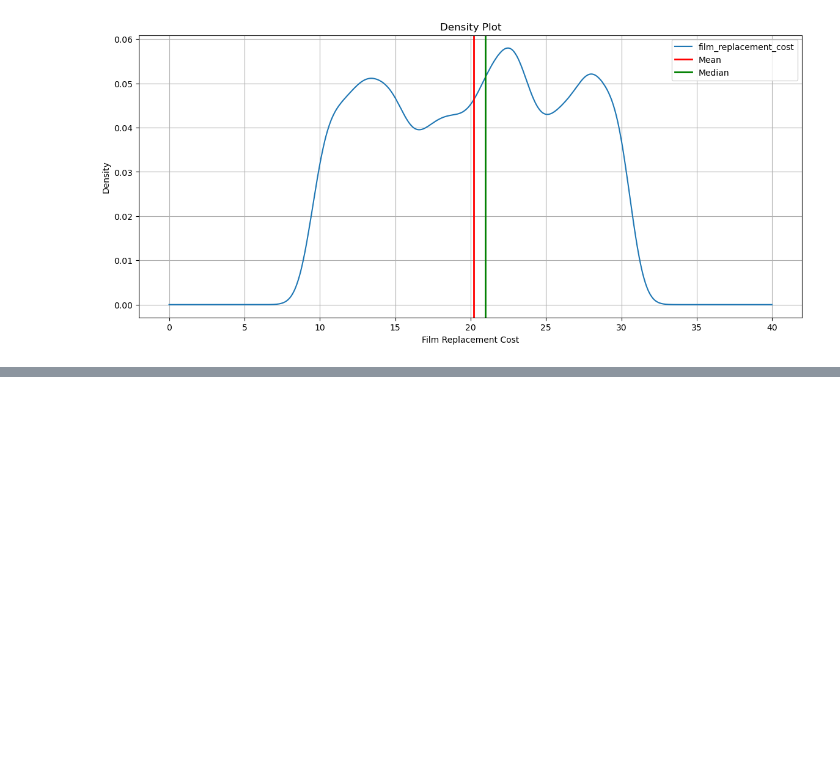
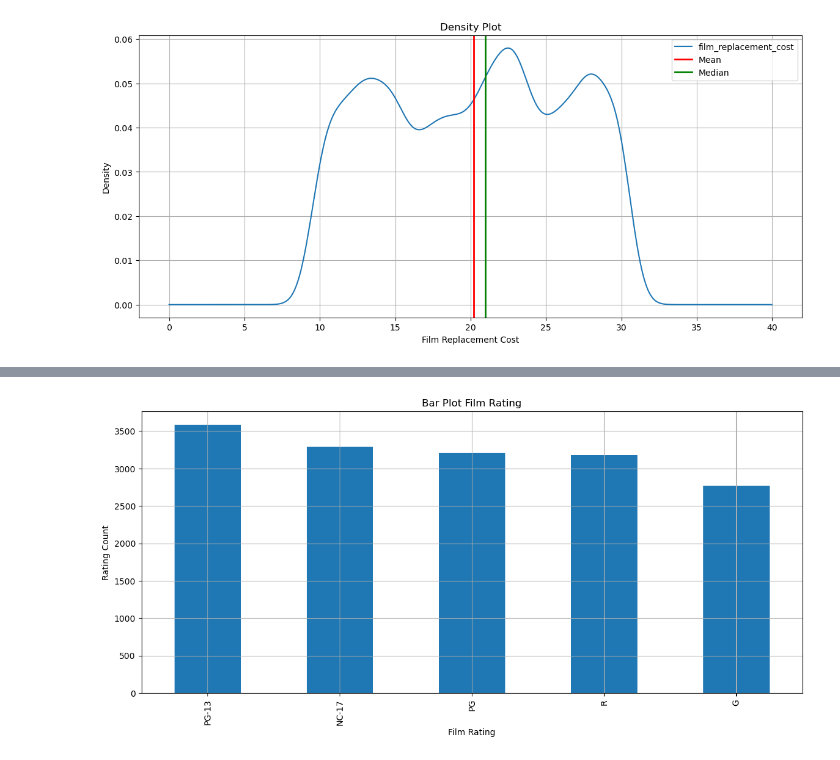
Before and after one commit to luroel/sakiladb, a Jupyter notebook: main_sakila_db.ipynb, the cells around one changed output, grey strips where cells are left out. Cells and saved outputs as stored; diff of their text form; code cells hidden in the pictures; blank space fills up the shorter version.

Commit message:
Distribución de film_rating

```diff
--- a/main_sakila_db.ipynb
+++ b/main_sakila_db.ipynb
@@ -136,0 +141,9 @@ plt.show()
+# %%
+df['film_rating'].value_counts().plot(kind='bar', figsize=(14,6))
+plt.xlabel("Film Rating")
+plt.ylabel("Rating Count")
+plt.title("Bar Plot Film Rating")
+plt.grid()
+plt.show()
+# %% [output]
+[figure, added]
```
Also changed, not shown: parts of 1 cell of this notebook.
